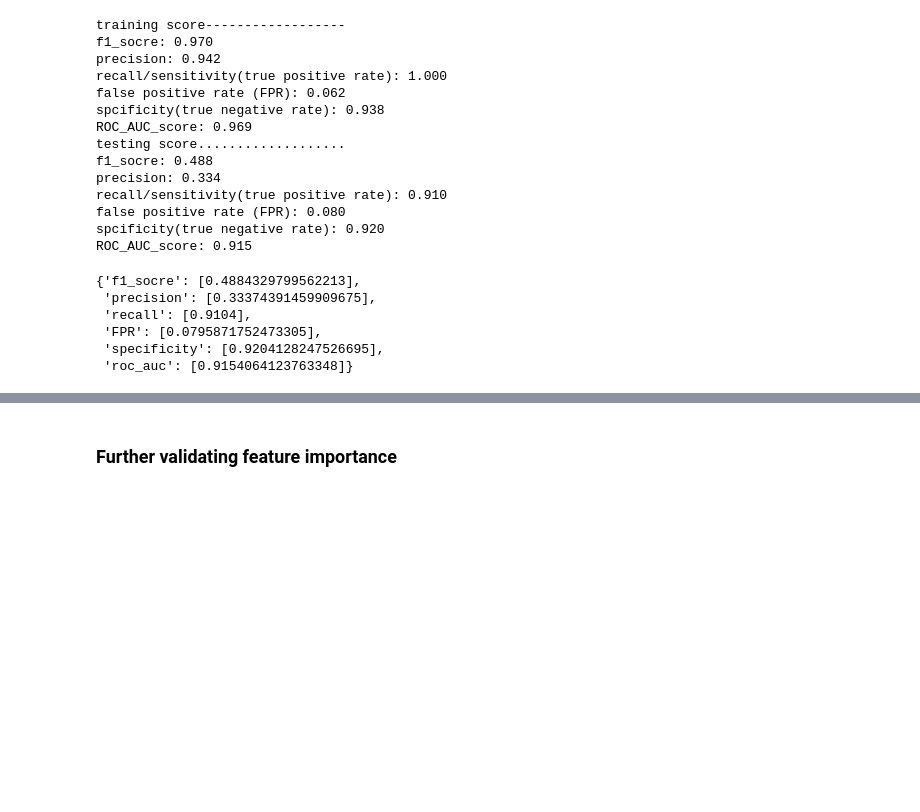
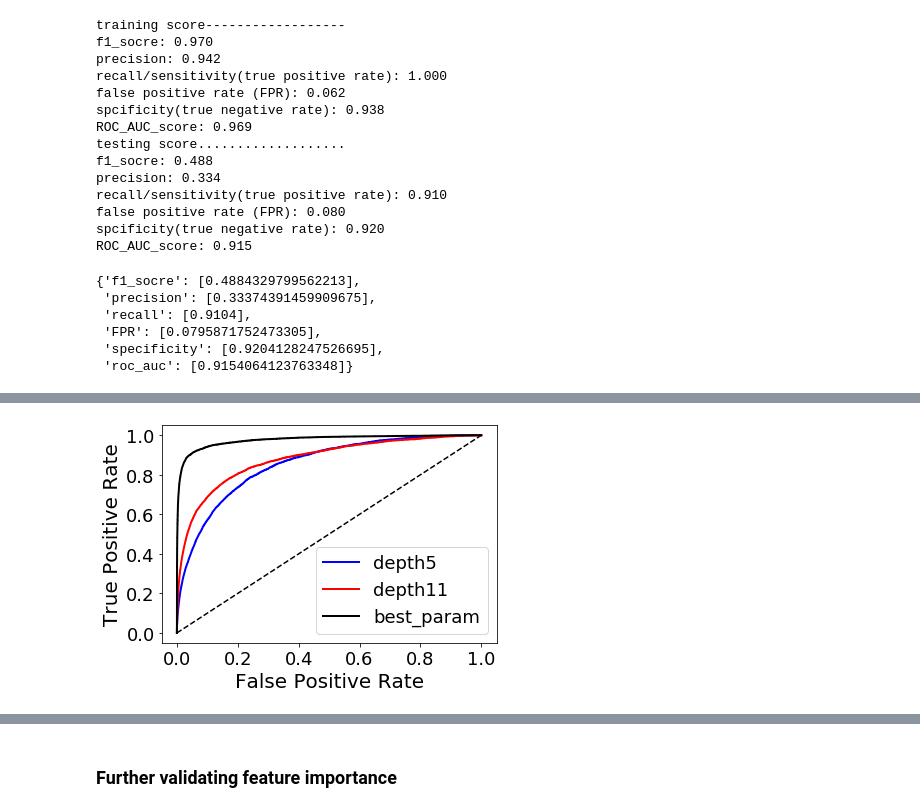
Before and after one commit to Shunling/Insight_HealthDataScience, a Jupyter notebook: Projects/P3/LightGBM_with_Feature_engineering.ipynb, the cells around one changed output, grey strips where cells are left out. Drawn from its saved outputs; the diff is of its cells as text; code cells hidden in the pictures; blank space fills up the shorter version.

```diff
--- a/Projects/P3/LightGBM_with_Feature_engineering.ipynb
+++ b/Projects/P3/LightGBM_with_Feature_engineering.ipynb
@@ -895,17 +930,18 @@ pickle.dump(model,open("models/opti2.dat","wb"))
 # %%
-# third optimized model
-model = LGBMClassifier(bagging_fraction=0.1, bagging_freq=3, boosting_type='gbdt',
-               class_weight={1: 1}, colsample_bytree=1.0,
+param = [3,5,10]
+for p in param:
+    model = LGBMClassifier(bagging_fraction=0.6, bagging_freq=1, boosting_type='gbdt',
+               class_weight={1: p}, colsample_bytree=1.0,
                importance_type='split', learning_rate=0.1, max_depth=15,
                min_child_samples=1, min_child_weight=1, min_split_gain=0.0,
                n_estimators=300, n_jobs=4, num_leaves=1000, objective=None,
                random_state=None, reg_alpha=0.0, reg_lambda=1, silent=True,
                subsample=1.0, subsample_for_bin=200000, subsample_freq=0)
 
-model.fit(Xt.values,yt.values)
-print('training score------------------')
-evaluation(yt,Xt,model)
-print('testing score...................')
-evaluation(ytest,Xtest,model)
+    model.fit(Xt.values,yt.values)
+    print('training score------------------')
+    evaluation(yt,Xt,model)
+    print('testing score...................')
+    evaluation(ytest,Xtest,model)
 # %% [output]
 training score------------------
@@ -931,15 +964,17 @@ ROC_AUC_score: 0.888
 # %%
-# third optimized model
-model = LGBMClassifier(bagging_fraction=0.1, bagging_freq=1, boosting_type='gbdt',
-               class_weight={1: 1}, colsample_bytree=1.0,
+param = [20,25,30]
+best = []
+for p in param:
+    model = LGBMClassifier(bagging_fraction=0.6, bagging_freq=1, boosting_type='gbdt',
+               class_weight={1: p}, colsample_bytree=1.0,
                importance_type='split', learning_rate=0.1, max_depth=15,
                min_child_samples=1, min_child_weight=1, min_split_gain=0.0,
                n_estimators=300, n_jobs=4, num_leaves=1000, objective=None,
                random_state=None, reg_alpha=0.0, reg_lambda=1, silent=True,
                subsample=1.0, subsample_for_bin=200000, subsample_freq=0)
-
-model.fit(Xt.values,yt.values)
-print('training score------------------')
-evaluation(yt,Xt,model)
-print('testing score...................')
-evaluation(ytest,Xtest,model)
+    best.append(model)
+    model.fit(Xt.values,yt.values)
+    print('training score------------------')
+    evaluation(yt,Xt,model)
+    print('testing score...................')
+    evaluation(ytest,Xtest,model)
@@ -945,0 +1011,6 @@ evaluation(ytest,Xtest,model)
+# %%
+bestroc = roc_curve(ytest,best[1].predict_proba(Xtest)[:,1])
+# %%
+plot_roc_curves([depth5, depth11, bestroc],['blue','red','black'],['depth5','depth11','best_param'])
+# %% [output]
+[figure, added]
```
Also changed, not shown: parts of 14 cells of this notebook.
